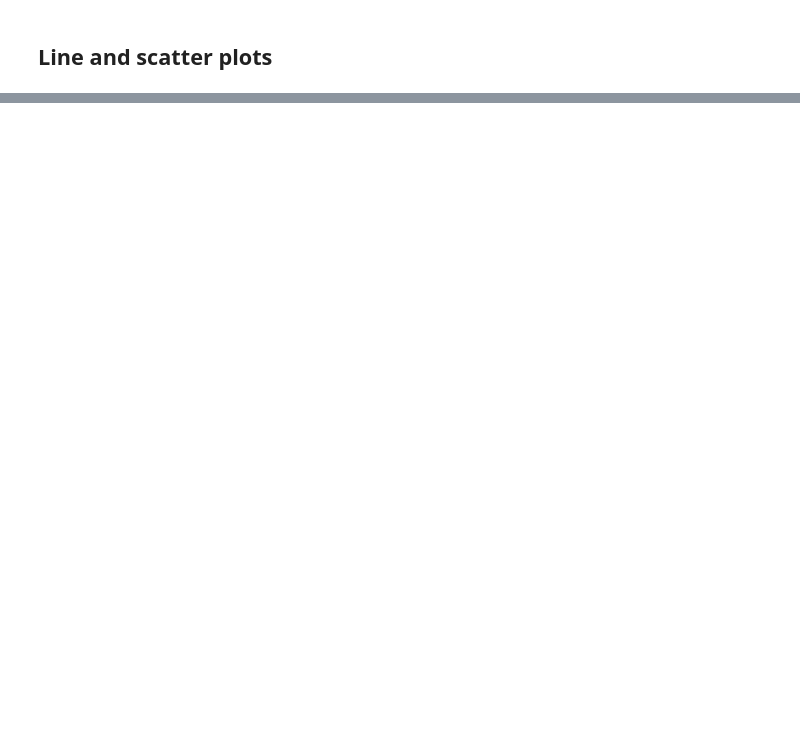
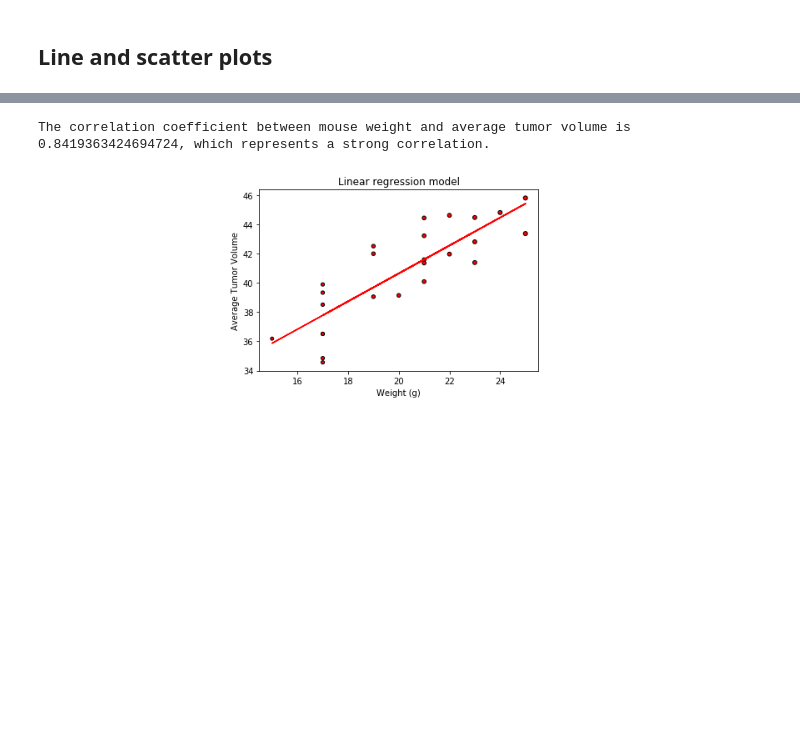
Before and after one commit to marcelavazquez/matplotlib-homework, a Jupyter notebook: pymaceuticals.ipynb, the cells around one changed output, grey strips where cells are left out. Saved outputs shown, nothing was run; the diff lists cells and outputs as text; code cells hidden in the pictures; blank space fills up the shorter version.

```diff
--- a/pymaceuticals.ipynb
+++ b/pymaceuticals.ipynb
@@ -354,0 +388,28 @@ The potential values for outliers in Ceftamin treatment are below 25.35544958000
+# %%
+# Calculate the correlation coefficient and linear regression model for mouse weight and average tumor volume for the Capomulin regimen
+from matplotlib import pyplot as plt
+from scipy import stats
+import numpy as np
+import pandas as pd
+
+#Get correlation
+correlation_coef = st.pearsonr(x_axis,avg_tumor_vol)[0]
+print(f"The correlation coefficient between mouse weight and average tumor volume is {correlation_coef}, which represents a strong correlation.")
+
+#Add linear regression
+
+x_axis = capo_average["Weight (g)"]
+avg_tumor_vol = capo_average["Tumor Volume (mm3)"]
+(slope, intercept, rvalue, pvalue, stderr) = stats.linregress(x_axis,avg_tumor_vol)
+regress_values = x_axis * slope + intercept
+line_eq = "y = " + str(round(slope,2)) + "x + " + str(round(intercept,2))
+plt.scatter(x_axis,avg_tumor_vol,marker="o",color="red",edgecolors="black",s=x_axis)
+plt.plot(x_axis,regress_values,"r-")
+plt.annotate(line_eq,(6,10),fontsize=15,color="red")
+plt.title("Linear regression model")
+plt.xlabel("Weight (g)")
+plt.ylabel("Average Tumor Volume")
+plt.show()
+# %% [output]
+The correlation coefficient between mouse weight and average tumor volume is 0.8419363424694724, which represents a strong correlation.
+[figure, added]
```
Also changed, not shown: parts of 10 cells of this notebook.
